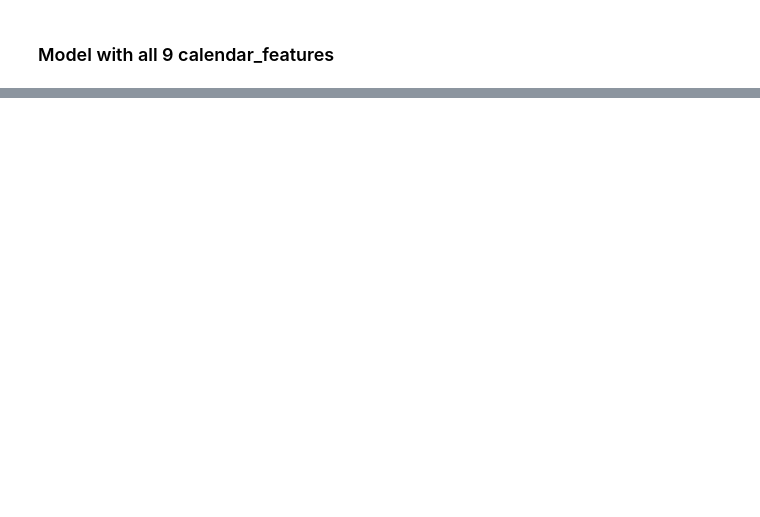
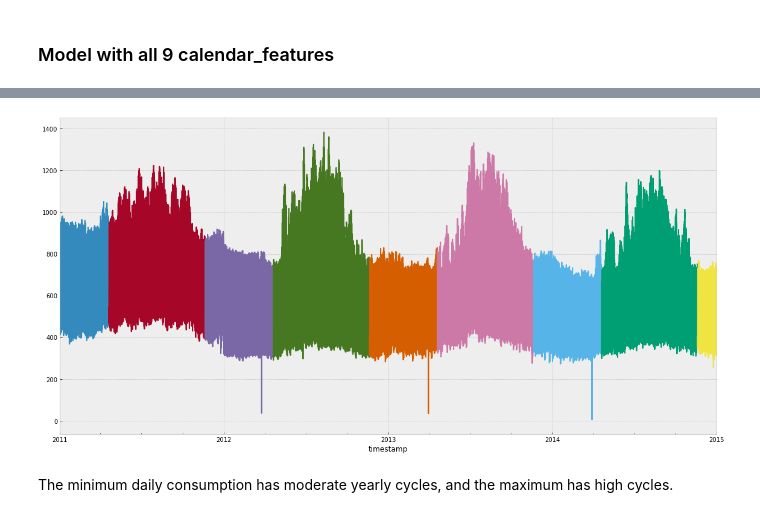
Before and after one commit to Erannir/MQRNN, a Jupyter notebook: MQRNN.ipynb, the cells around one changed output, grey strips where cells are left out. Cells and saved outputs as stored; diff of their text form; code cells hidden in the pictures; blank space fills up the shorter version.

```diff
--- a/MQRNN.ipynb
+++ b/MQRNN.ipynb
@@ -140,0 +161,11 @@ ax4.axis("off")
+# %%
+eldata = pd.read_csv('data\LD2011_2014.txt',
+                 parse_dates=[0],
+                 delimiter=";",
+                 decimal=",")
+eldata.rename({"Unnamed: 0": "timestamp"}, axis=1, inplace=True)
+
+
+eldata=eldata.resample('H', on='timestamp').mean().reset_index()
+
+el_mean=eldata[eldata!=0].set_index("timestamp").mean(axis=1)
@@ -140,0 +180,20 @@ ax4.axis("off")
+# %%
+plt.figure(figsize=(16,8))
+el_mean.loc["2011-1-1":"2011-4-19"].plot()
+el_mean.loc["2011-4-20":"2011-11-19"].plot()
+el_mean.loc["2011-11-20":"2012-4-19"].plot()
+el_mean.loc["2012-4-20":"2012-11-19"].plot()
+
+el_mean.loc["2012-11-20":"2013-4-19"].plot()
+el_mean.loc["2013-4-20":"2013-11-19"].plot()
+
+el_mean.loc["2013-11-20":"2014-4-19"].plot()
+el_mean.loc["2014-4-20":"2014-11-19"].plot()
+el_mean.loc["2014-11-20":"2015-1-31"].plot()
+
+
+plt.tight_layout()
+# %% [output]
+[figure, added]
+# %% [markdown]
+The minimum daily consumption has moderate yearly cycles, and the maximum has high cycles.
```
Also changed, not shown: parts of 14 cells of this notebook.
